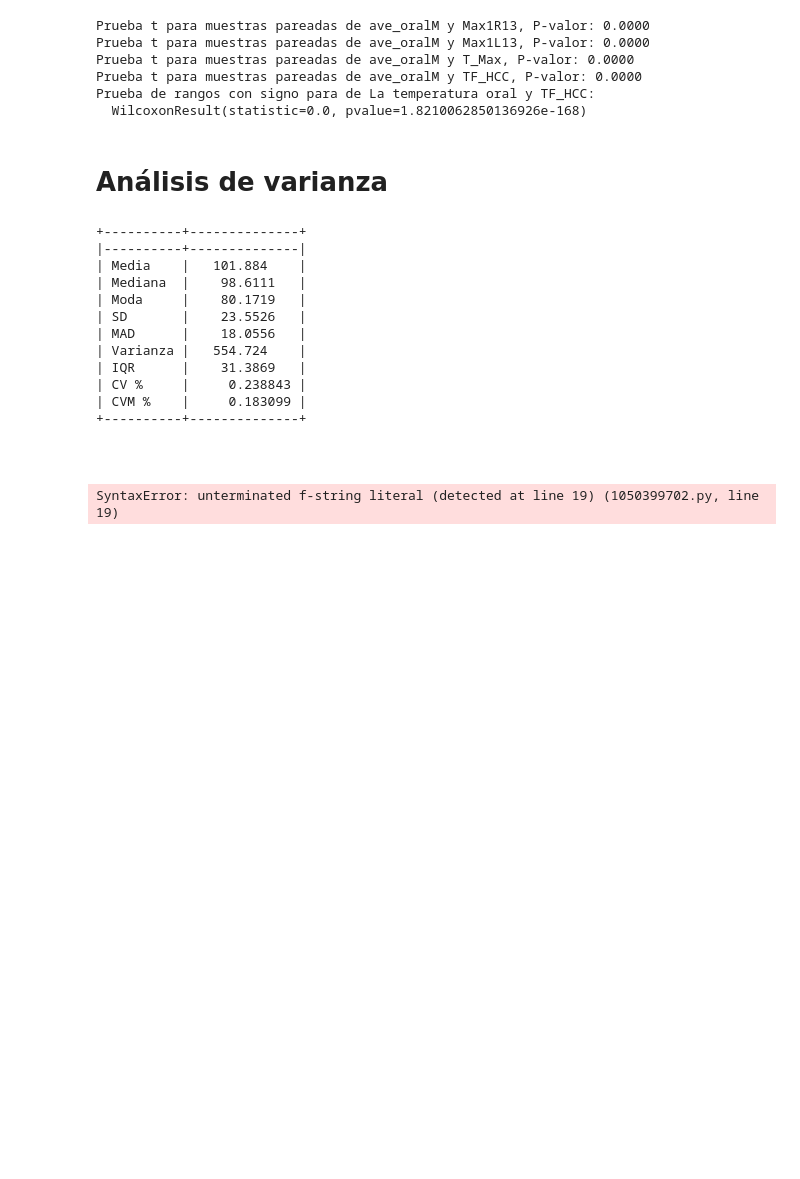
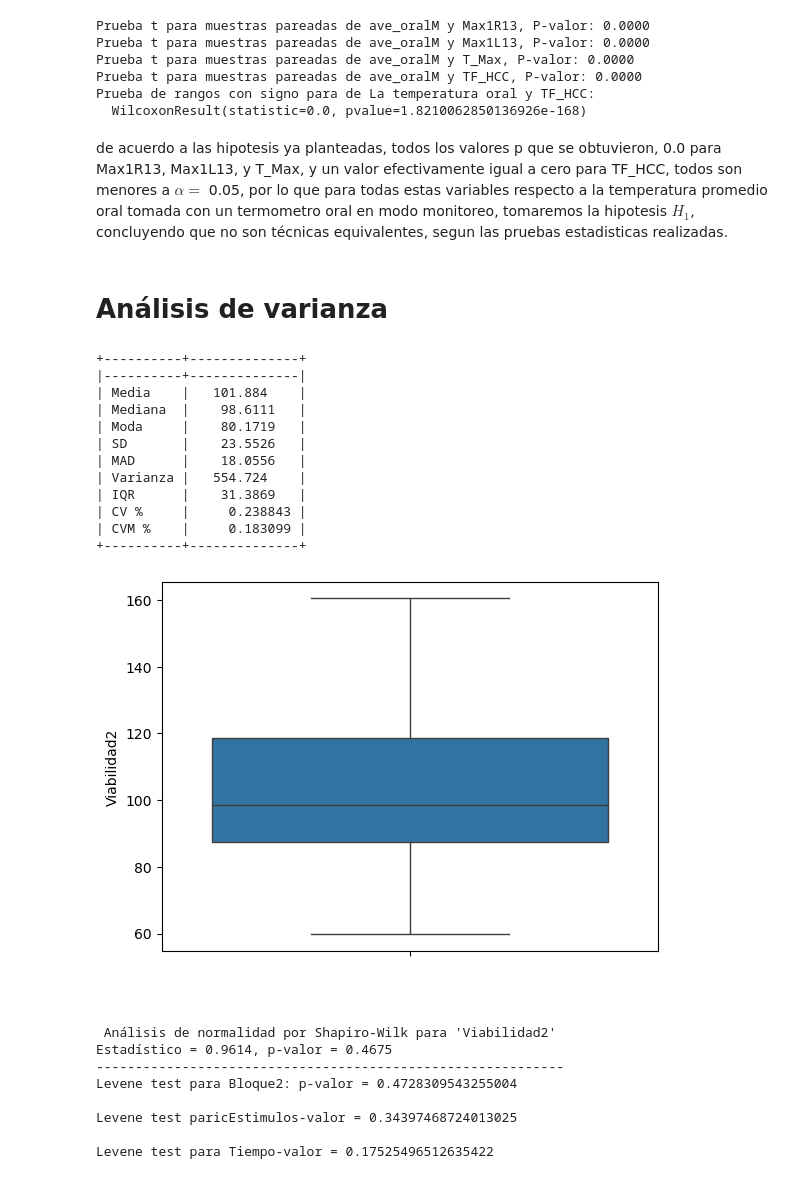
Before and after one commit to RisingNP/proyecto-2-probabilidad, a Jupyter notebook: Codigo.ipynb, the cells around one changed output. Cells and saved outputs as stored; diff of their text form; code cells hidden in the pictures; blank space fills up the shorter version.

```diff
--- a/Codigo.ipynb
+++ b/Codigo.ipynb
@@ -372,6 +383,8 @@ Prueba t para muestras pareadas de ave_oralM y T_Max, P-valor: 0.0000
 Prueba t para muestras pareadas de ave_oralM y TF_HCC, P-valor: 0.0000
 Prueba de rangos con signo para de La temperatura oral y TF_HCC:
   WilcoxonResult(statistic=0.0, pvalue=1.8210062850136926e-168)
+# %% [markdown]
+de acuerdo a las hipotesis ya planteadas, todos los valores p que se obtuvieron, 0.0 para Max1R13, Max1L13, y T_Max, y un valor efectivamente igual a cero para TF_HCC, todos son menores a $\alpha=$ 0.05, por lo que para todas estas variables respecto a la temperatura promedio oral tomada con un termometro oral en modo monitoreo, tomaremos la hipotesis $H_{1}$, concluyendo que no son técnicas equivalentes, segun las pruebas estadisticas realizadas.
 # %% [markdown]
 <h1>Análisis de varianza</h1>
 # %%
@@ -388,33 +401,37 @@ metricas = pd.DataFrame(
         scp.stats.median_abs_deviation(Viabilidad),
         Viabilidad.var(),
         Viabilidad.quantile(0.75) - Viabilidad.quantile(0.25),
         Viabilidad.std() / Viabilidad.median(),
         scp.stats.median_abs_deviation(Viabilidad) / Viabilidad.median()
     ],
     index=["Media", "Mediana", "Moda", "SD", "MAD", "Varianza", "IQR", "CV %", "CVM %"],
     columns=["Viabilidad"]
 )
 
 
 # Métricas para columnas categóricas: solo la Moda es significativa
 indices1 = ["Media", "Mediana", "Moda", "SD", "MAD", "Varianza", "IQR", "CV %", "CVM %"]
 metricas_cat1 = pd.DataFrame(index=indices, columns=df_cat.columns)
 metricas_cat1.loc["Moda"] = df_cat.apply(lambda x: x.mode().iloc[0] if not x.mode().empty else np.nan)
 
 print(tabulate(metricas, headers='keys', tablefmt='psql'))
+
+sns.boxplot(Viabilidad)
+plt.show()
 # %% [output]
 +----------+--------------+
 |----------+--------------|
 | Media    |   101.884    |
 | Mediana  |    98.6111   |
 | Moda     |    80.1719   |
 | SD       |    23.5526   |
 | MAD      |    18.0556   |
 | Varianza |   554.724    |
 | IQR      |    31.3869   |
 | CV %     |     0.238843 |
 | CVM %    |     0.183099 |
 +----------+--------------+
+[figure, added]
 # %% [markdown]
 <h2>
 # %%
@@ -436,8 +453,15 @@ _ , levene_p = stats.levene(Bloque2_3["Viabilidad2"] , Bloque2_4["Viabilidad2"]
 print(f"Levene test para Bloque2: p-valor = {levene_p}\n")
 _ , levene_p = stats.levene(Estimulo2_1["Viabilidad2"] , Estimulo2_2["Viabilidad2"] )
 
-print(f"Levene test paricEstimulos-valor = {levene_p}
+print(f"Levene test paricEstimulos-valor = {levene_p}\n")
 _ , levene_p = stats.levene(Tiempo2_1["Viabilidad2"] , Tiempo2_7["Viabilidad2"] )
-print(f"Levene test para Tiempo-valor = {levene_p}")")
+print(f"Levene test para Tiempo-valor = {levene_p}\n")
 # %% [output]
-SyntaxError: unterminated f-string literal (detected at line 19) (1050399702.py, line 19)
+ Análisis de normalidad por Shapiro-Wilk para 'Viabilidad2'
+Estadístico = 0.9614, p-valor = 0.4675
+------------------------------------------------------------
+Levene test para Bloque2: p-valor = 0.4728309543255004
+
+Levene test paricEstimulos-valor = 0.34397468724013025
+
+Levene test para Tiempo-valor = 0.17525496512635422
```
Also changed, not shown: parts of 11 cells of this notebook.
